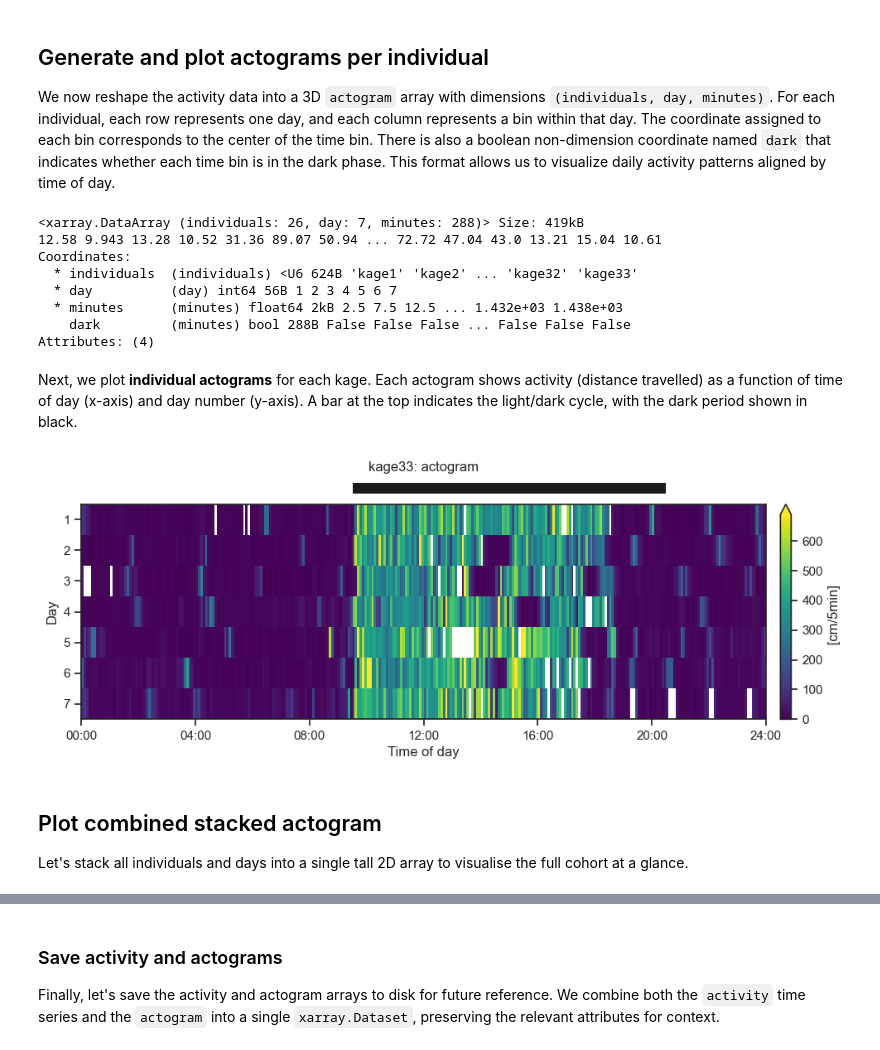
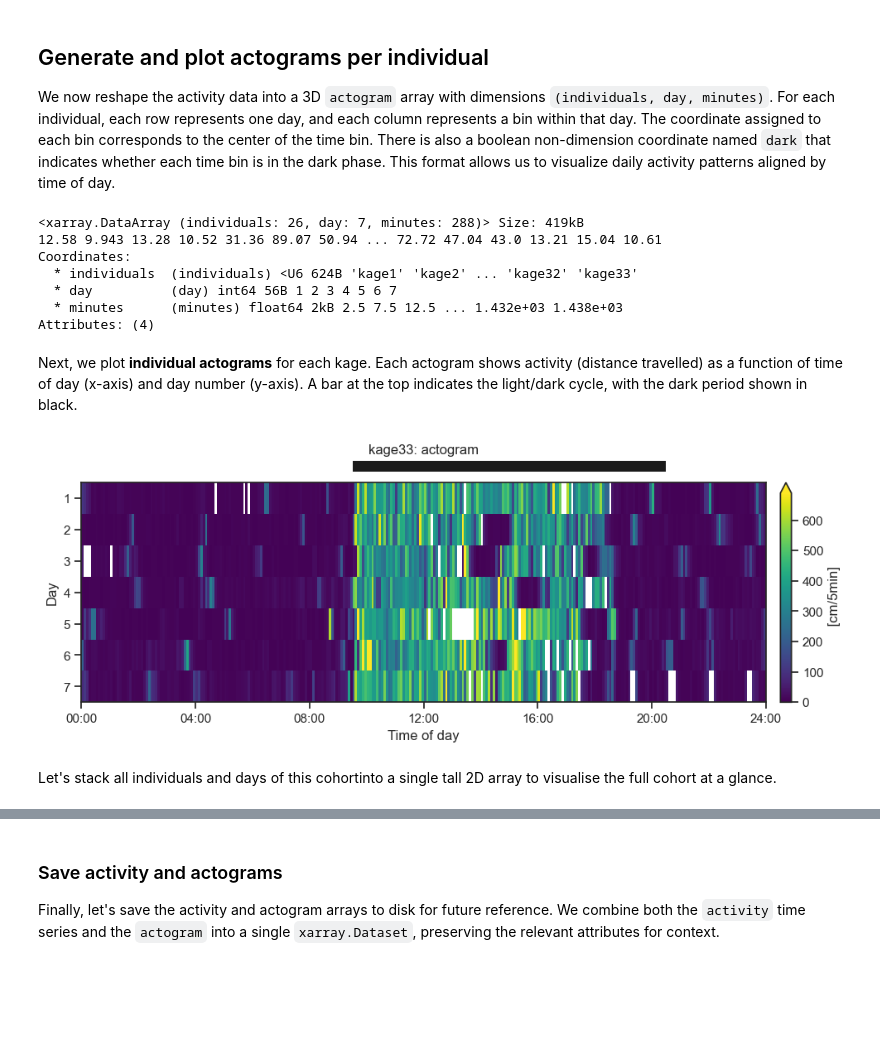
Before and after one commit to neuroinformatics-unit/smart-kages-movement, a Jupyter notebook: notebooks/06_actograms.ipynb, the cells around one changed output, grey strips where cells are left out. Cells and saved outputs as stored; diff of their text form; code cells hidden in the pictures; blank space fills up the shorter version.

```diff
--- a/notebooks/06_actograms.ipynb
+++ b/notebooks/06_actograms.ipynb
@@ -135,9 +127,6 @@ actogram = xr.DataArray(
     },
 )
 
-# Attach a non-dimension coordinate for the light-dark cycle to the 'minutes' dimension
-actogram = actogram.assign_coords(dark=("minutes", light_dark_cycle))
-
 # Fill in the actogram with daily activity data
 for kage in tqdm(ds.individuals.values, total=ds.sizes["individuals"]):
     for i, (_, day_activity) in enumerate(daily_groups):
@@ -156,55 +145,23 @@ Coordinates:
   * individuals  (individuals) <U6 624B 'kage1' 'kage2' ... 'kage32' 'kage33'
   * day          (day) int64 56B 1 2 3 4 5 6 7
   * minutes      (minutes) float64 2kB 2.5 7.5 12.5 ... 1.432e+03 1.438e+03
-    dark         (minutes) bool 288B False False False ... False False False
 Attributes: (4)
 # %% [markdown]
 Next, we plot **individual actograms** for each kage. Each actogram shows activity (distance travelled) as a function of time of day (x-axis) and day number (y-axis). A bar at the top indicates the light/dark cycle, with the dark period shown in black.
 # %%
+vmax = activity.quantile(0.99).item()
+
 for kage in tqdm(ds.individuals.values, total=ds.sizes["individuals"]):
-    # Plot the actogram
-    fig, ax = plt.subplots(figsize=(10, 4))
-
-    actogram.sel(individuals=kage).plot.pcolormesh(
-        x="minutes",
-        y="day",
-        ax=ax,
-        yincrease=False,
-        cmap="viridis",
-        vmin=0,
-        vmax=activity.quantile(0.99).item(),
-        cbar_kwargs={"fraction": 0.03, "pad": 0.02},
+    fig = plot_actogram(
+        actogram.sel(individuals=kage),
+        dark_period=DARK_PERIOD,
+        title=f"{kage}: actogram",
+        save_path=best_week_dir / kage / f"{kage}_actogram.png",
+        vmax=vmax,
     )
-
-    # Add an inset axis to indicate the light/dark cycle
-    dark_ax = ax.inset_axes(
-        [0, 1.05, 1, 0.05],
-        sharex=ax,
-        sharey=None,
-        transform=ax.transAxes,
-    )
-    dark_ax.set_ylim(0, 1)
-    dark_ax.axis("off")
-
-    # Plot light/dark cycle
-    dark_ax.axvspan(dark_start, dark_end, facecolor="0.1", edgecolor="none")
-
-    # Format x-axis as time of day (on top)
-    hour_ticks = np.arange(0, 24 * 60 + 1, 4 * 60)
-    ax.set_xticks(hour_ticks)
-    ax.set_xticklabels([f"{int(m // 60):02d}:00" for m in hour_ticks])
-    ax.set_xlabel("Time of day")
-    ax.set_ylabel("Day")
-    ax.set_title(f"{kage}: actogram", pad=10)
-
-    plt.tight_layout()
-    plt.savefig(best_week_dir / kage / f"{kage}_actogram.png", dpi=128)
-
     if kage != ds.individuals.values[-1]:
         plt.close(fig)
 # %% [output]
-[figure, old version]
+[figure, new version]
 # %% [markdown]
-## Plot combined stacked actogram
-
-Let's stack all individuals and days into a single tall 2D array to visualise the full cohort at a glance.
+Let's stack all individuals and days of this cohortinto a single tall 2D array to visualise the full cohort at a glance.
```
Also changed, not shown: parts of 6 cells of this notebook, 1 other file.
